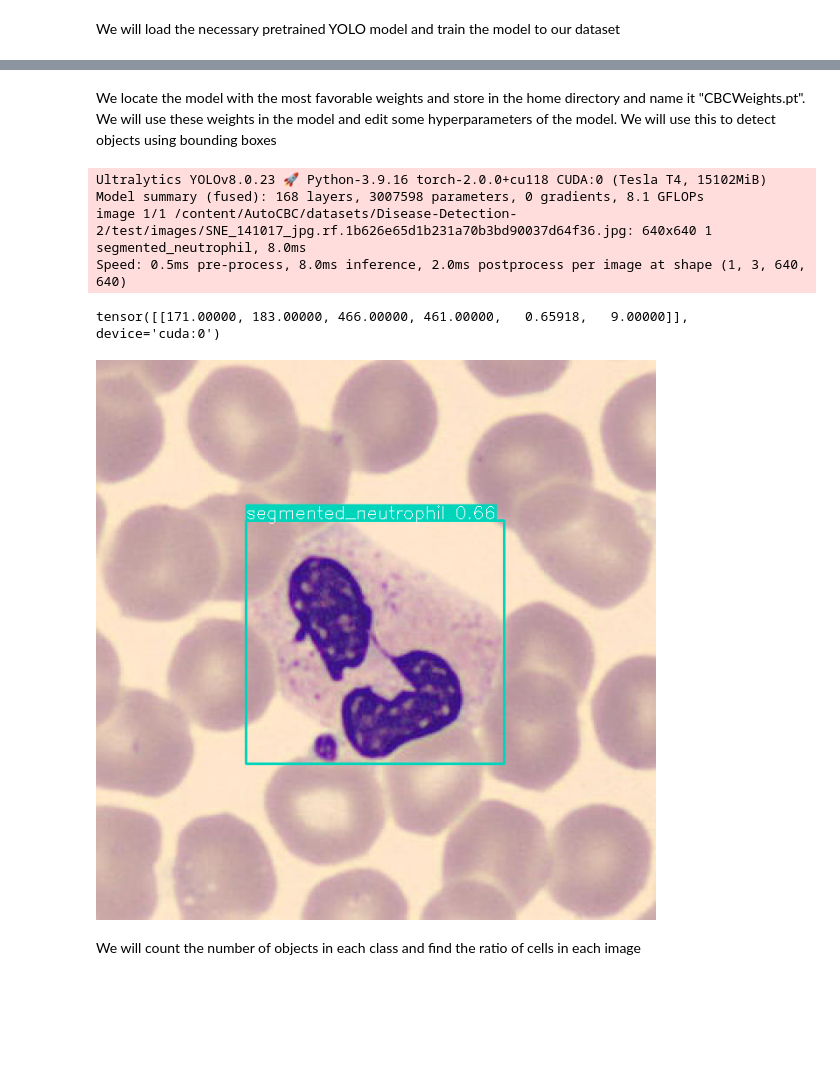
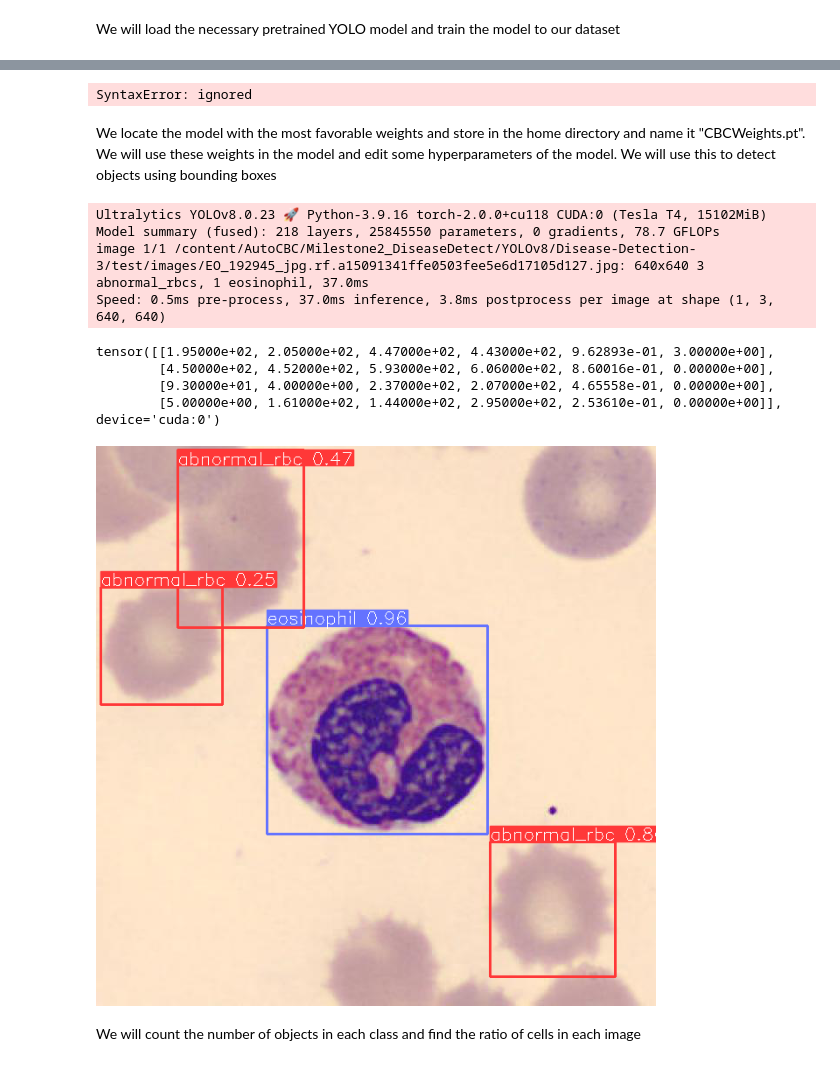
Before and after one commit to RitvikPrabhu/HemeAI, a Jupyter notebook: Milestone2_DiseaseDetect/YOLOv8/Disease_detect_YOLOv8.ipynb, the cells around one changed output, grey strips where cells are left out. Saved outputs shown, nothing was run; the diff lists cells and outputs as text; code cells hidden in the pictures; blank space fills up the shorter version.

```diff
--- a/Milestone2_DiseaseDetect/YOLOv8/Disease_detect_YOLOv8.ipynb
+++ b/Milestone2_DiseaseDetect/YOLOv8/Disease_detect_YOLOv8.ipynb
@@ -78,32 +92,40 @@ FileNotFoundError: ignored
+# %%
+git add runs
+# %% [output]
+SyntaxError: ignored
 # %% [markdown]
 We locate the model with the most favorable weights and store in the home directory and name it "CBCWeights.pt". We will use these weights in the model and edit some hyperparameters of the model. We will use this to detect objects using bounding boxes
 # %%
-model = YOLO('runs/detect/train/weights/best.pt')
+import os
+model = YOLO('/content/AutoCBC/Milestone2_DiseaseDetect/YOLOv8/runs/detect/train2/weights/best.pt')
 
 # set model parameters
 model.overrides['conf'] = 0.25  # NMS confidence threshold
 model.overrides['iou'] = 0.45  # NMS IoU threshold
 model.overrides['agnostic_nms'] = False  # NMS class-agnostic
 model.overrides['max_det'] = 1000  # maximum number of detections per image
 
 # observe results
-image_pth = "/content/AutoCBC/datasets/Disease-Detection-2/test/images"
+image_pth = "/content/AutoCBC/Milestone2_DiseaseDetect/YOLOv8/Disease-Detection-3/test/images"
 image = os.listdir(image_pth)[0]
 #image = "/content/AutoCBC/datasets/Disease-Detection-2/test/images/BA_100102_jpg.rf.6f8454a71b80f91564ba4494e041d87a.jpg"
 #image = "datasets/data/Testing/images/BloodImage_00391.jpg"
 image_pth_full = image_pth + "/" + image
 results = model.predict(image_pth_full)
 
 print(results[0].boxes)
 render = render_result(model=model, image=image_pth_full, result=results[0])
 render.show()
 # %% [output]
 Ultralytics YOLOv8.0.23 🚀 Python-3.9.16 torch-2.0.0+cu118 CUDA:0 (Tesla T4, 15102MiB)
-Model summary (fused): 168 layers, 3007598 parameters, 0 gradients, 8.1 GFLOPs
-image 1/1 /content/AutoCBC/datasets/Disease-Detection-2/test/images/SNE_141017_jpg.rf.1b626e65d1b231a70b3bd90037d64f36.jpg: 640x640 1 segmented_neutrophil, 8.0ms
-Speed: 0.5ms pre-process, 8.0ms inference, 2.0ms postprocess per image at shape (1, 3, 640, 640)
+Model summary (fused): 218 layers, 25845550 parameters, 0 gradients, 78.7 GFLOPs
+image 1/1 /content/AutoCBC/Milestone2_DiseaseDetect/YOLOv8/Disease-Detection-3/test/images/EO_192945_jpg.rf.a15091341ffe0503fee5e6d17105d127.jpg: 640x640 3 abnormal_rbcs, 1 eosinophil, 37.0ms
+Speed: 0.5ms pre-process, 37.0ms inference, 3.8ms postprocess per image at shape (1, 3, 640, 640)
-tensor([[171.00000, 183.00000, 466.00000, 461.00000,   0.65918,   9.00000]], device='cuda:0')
+tensor([[1.95000e+02, 2.05000e+02, 4.47000e+02, 4.43000e+02, 9.62893e-01, 3.00000e+00],
+        [4.50000e+02, 4.52000e+02, 5.93000e+02, 6.06000e+02, 8.60016e-01, 0.00000e+00],
+        [9.30000e+01, 4.00000e+00, 2.37000e+02, 2.07000e+02, 4.65558e-01, 0.00000e+00],
+        [5.00000e+00, 1.61000e+02, 1.44000e+02, 2.95000e+02, 2.53610e-01, 0.00000e+00]], device='cuda:0')
-[figure, old version]
+[figure, new version]
 # %% [markdown]
 We will count the number of objects in each class and find the ratio of cells in each image
 # %%
```
Also changed, not shown: parts of 2 cells of this notebook.
